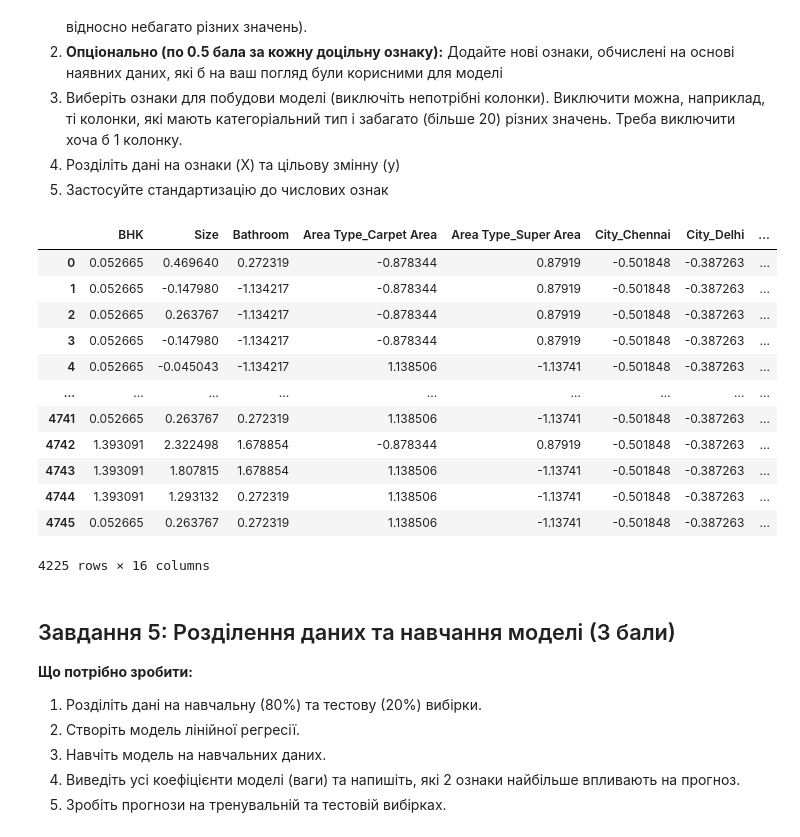
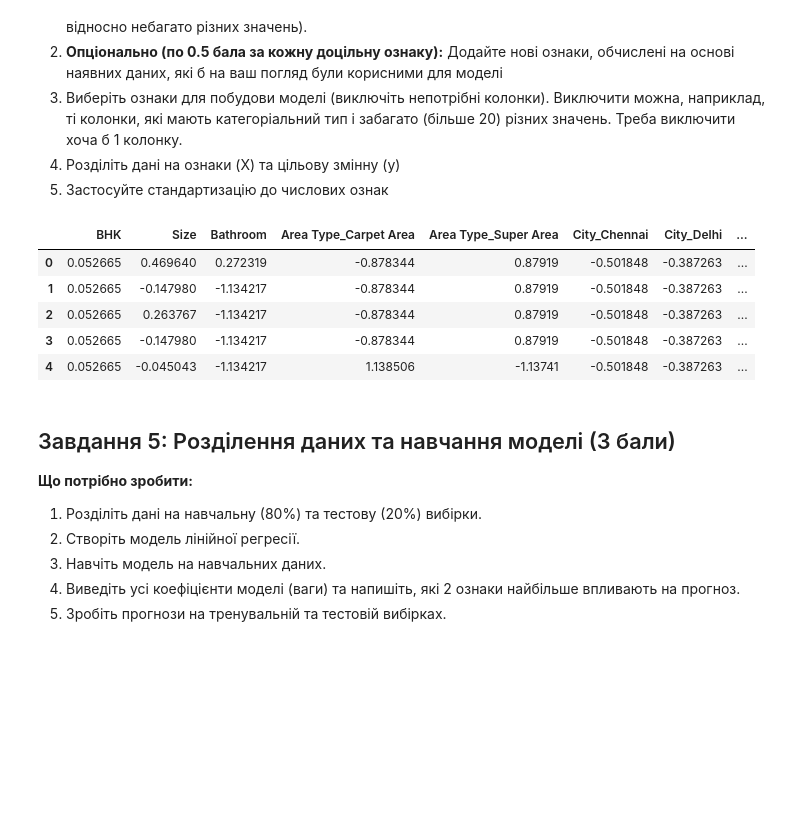
Before and after one commit to Mariya-Yanina/home-work-Data-Analyst, a Jupyter notebook: HW_16_1_Прогнозування_орендної_плати_за_житло.ipynb, the cells around one changed output. Drawn from its saved outputs; the diff is of its cells as text; code cells hidden in the pictures; blank space fills up the shorter version.

```diff
--- a/HW_16_1_Прогнозування_орендної_плати_за_житло.ipynb
+++ b/HW_16_1_Прогнозування_орендної_плати_за_житло.ipynb
@@ -263,21 +286,14 @@ X_scaled = scaler.fit_transform(X)
 
 X_scaled_df = pd.DataFrame(X_scaled, columns=X.columns, index=X.index)
 # %%
-X_scaled_df
+X_scaled_df.head()
 # %% [output]
 |  | BHK | Size | Bathroom | Area Type_Carpet Area | Area Type_Super Area | City_Chennai | City_Delhi | ... |
 | 0 | 0.052665 | 0.469640 | 0.272319 | -0.878344 | 0.87919 | -0.501848 | -0.387263 | ... |
 | 1 | 0.052665 | -0.147980 | -1.134217 | -0.878344 | 0.87919 | -0.501848 | -0.387263 | ... |
 | 2 | 0.052665 | 0.263767 | -1.134217 | -0.878344 | 0.87919 | -0.501848 | -0.387263 | ... |
 | 3 | 0.052665 | -0.147980 | -1.134217 | -0.878344 | 0.87919 | -0.501848 | -0.387263 | ... |
 | 4 | 0.052665 | -0.045043 | -1.134217 | 1.138506 | -1.13741 | -0.501848 | -0.387263 | ... |
-| ... | ... | ... | ... | ... | ... | ... | ... | ... |
-| 4741 | 0.052665 | 0.263767 | 0.272319 | 1.138506 | -1.13741 | -0.501848 | -0.387263 | ... |
-| 4742 | 1.393091 | 2.322498 | 1.678854 | -0.878344 | 0.87919 | -0.501848 | -0.387263 | ... |
-| 4743 | 1.393091 | 1.807815 | 1.678854 | 1.138506 | -1.13741 | -0.501848 | -0.387263 | ... |
-| 4744 | 1.393091 | 1.293132 | 0.272319 | 1.138506 | -1.13741 | -0.501848 | -0.387263 | ... |
-| 4745 | 0.052665 | 0.263767 | 0.272319 | 1.138506 | -1.13741 | -0.501848 | -0.387263 | ... |
-4225 rows × 16 columns
 # %% [markdown]
 ## Завдання 5: Розділення даних та навчання моделі (3 бали)
 
```
Also changed, not shown: parts of 7 cells of this notebook.
